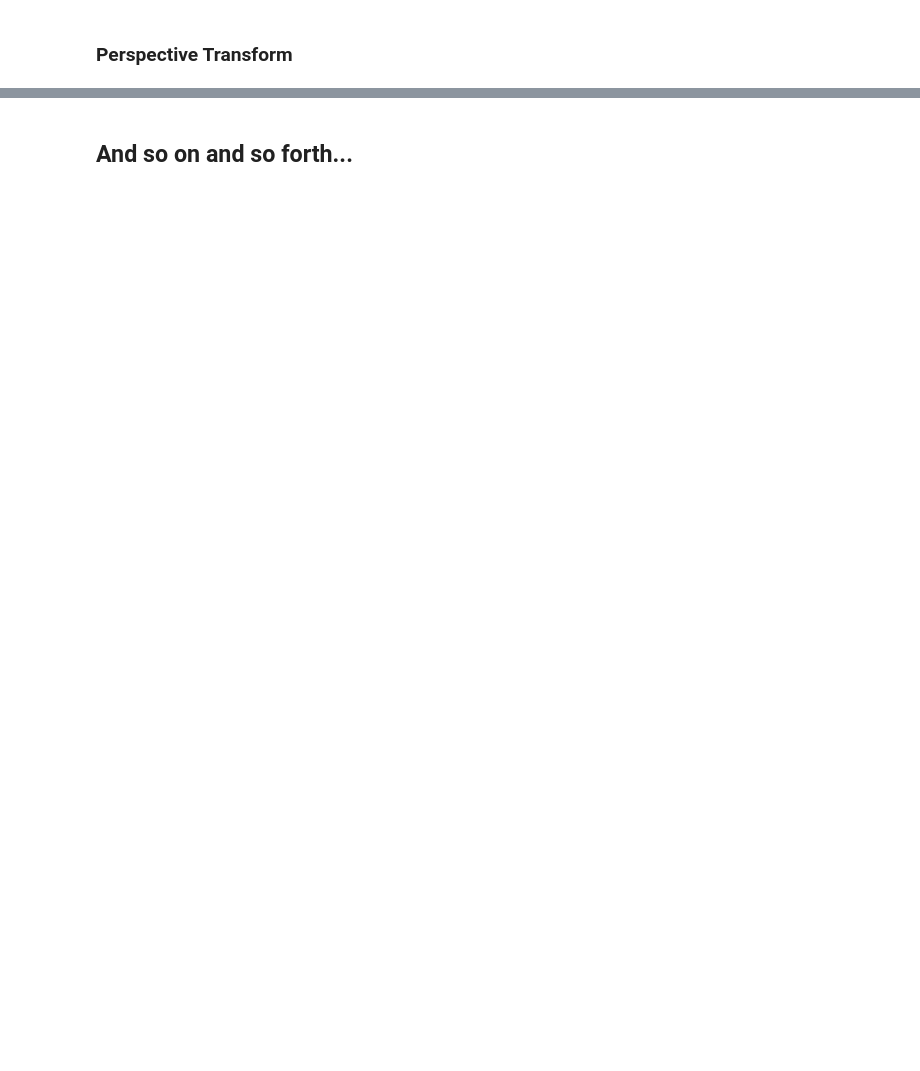
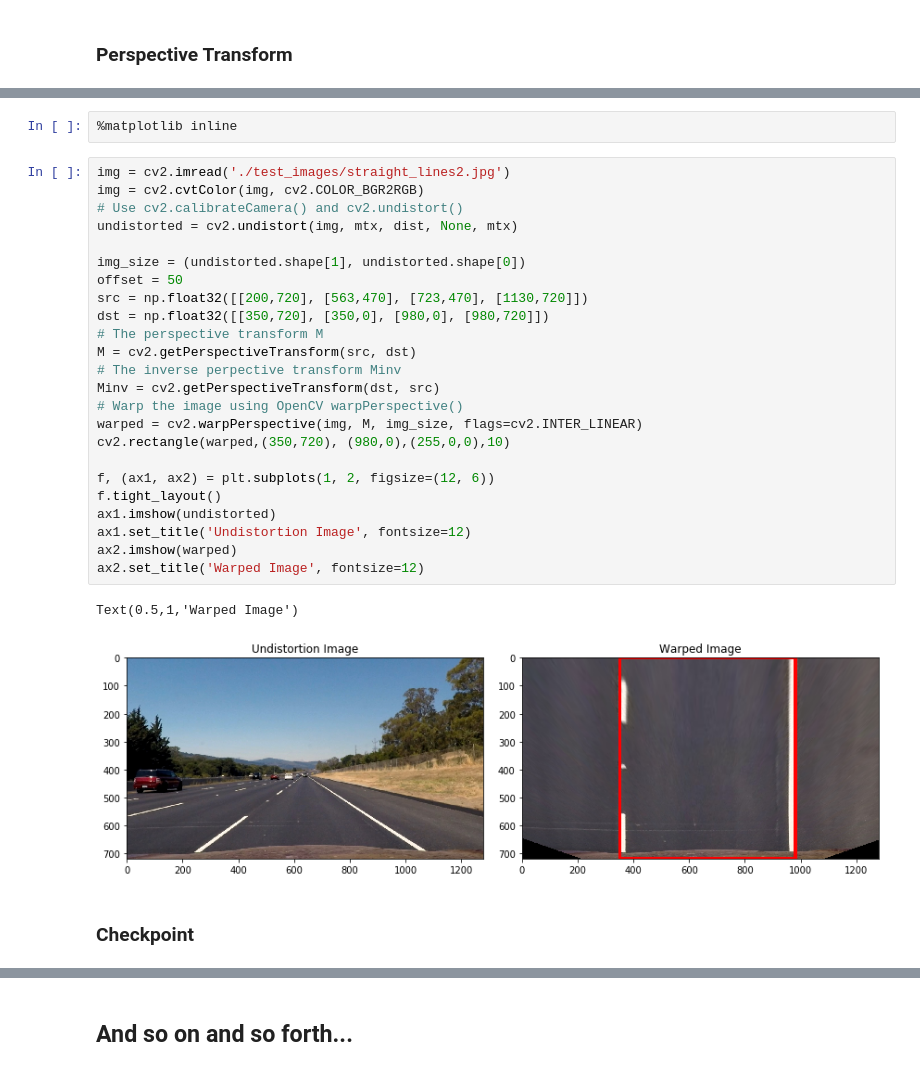
Before and after one commit to gwwang16/CarND-Advanced-Lane-Lines, a Jupyter notebook: lane_finding.ipynb, the cells around one changed output, grey strips where cells are left out. Saved outputs shown, nothing was run; the diff lists cells and outputs as text; blank space fills up the shorter version.

```diff
--- a/lane_finding.ipynb
+++ b/lane_finding.ipynb
@@ -85,0 +88,31 @@ pickle.dump(dist_pickle, open( "./data/mtx_dist_pickle.p", "wb" ) )
+# %%
+%matplotlib inline
+# %%
+img = cv2.imread('./test_images/straight_lines2.jpg')
+img = cv2.cvtColor(img, cv2.COLOR_BGR2RGB)
+# Use cv2.calibrateCamera() and cv2.undistort()
+undistorted = cv2.undistort(img, mtx, dist, None, mtx)
+
+img_size = (undistorted.shape[1], undistorted.shape[0])
+offset = 50
+src = np.float32([[200,720], [563,470], [723,470], [1130,720]])
+dst = np.float32([[350,720], [350,0], [980,0], [980,720]])
+# The perspective transform M
+M = cv2.getPerspectiveTransform(src, dst)
+# The inverse perpective transform Minv
+Minv = cv2.getPerspectiveTransform(dst, src)
+# Warp the image using OpenCV warpPerspective()
+warped = cv2.warpPerspective(img, M, img_size, flags=cv2.INTER_LINEAR)
+cv2.rectangle(warped,(350,720), (980,0),(255,0,0),10)
+
+f, (ax1, ax2) = plt.subplots(1, 2, figsize=(12, 6))
+f.tight_layout()
+ax1.imshow(undistorted)
+ax1.set_title('Undistortion Image', fontsize=12)
+ax2.imshow(warped)
+ax2.set_title('Warped Image', fontsize=12)
+# %% [output]
+Text(0.5,1,'Warped Image')
+[figure, added]
+# %% [markdown]
+### Checkpoint
```
Also changed, not shown: parts of 28 cells of this notebook, 2 other files.
